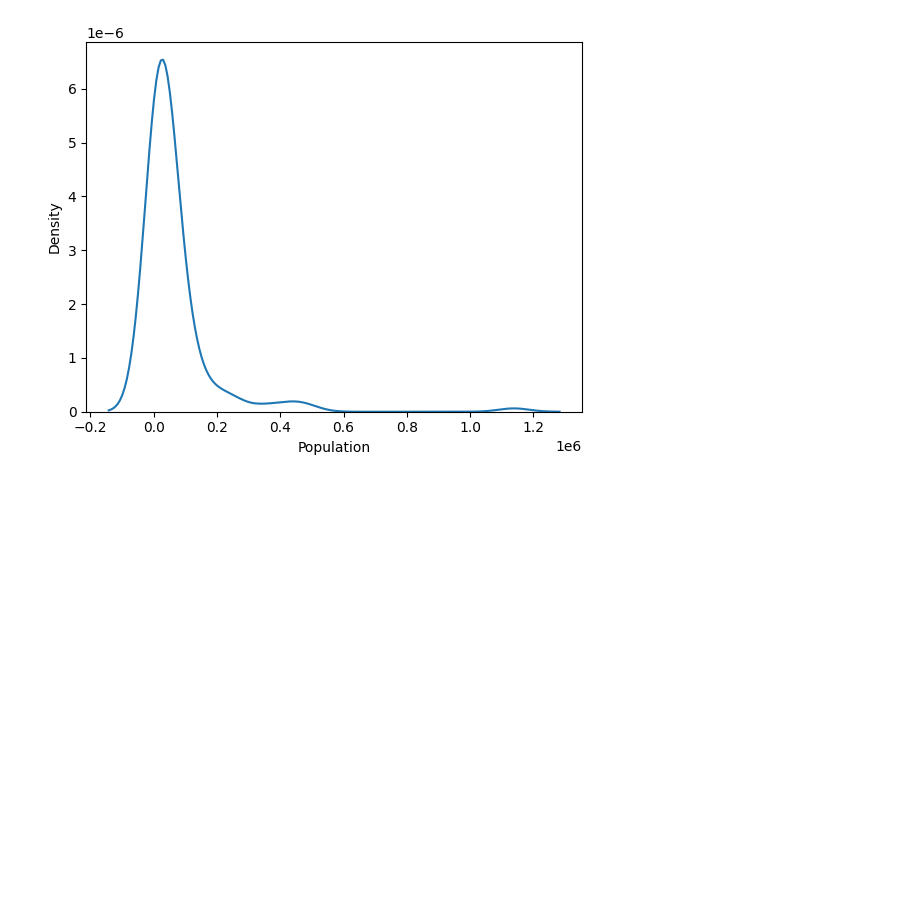
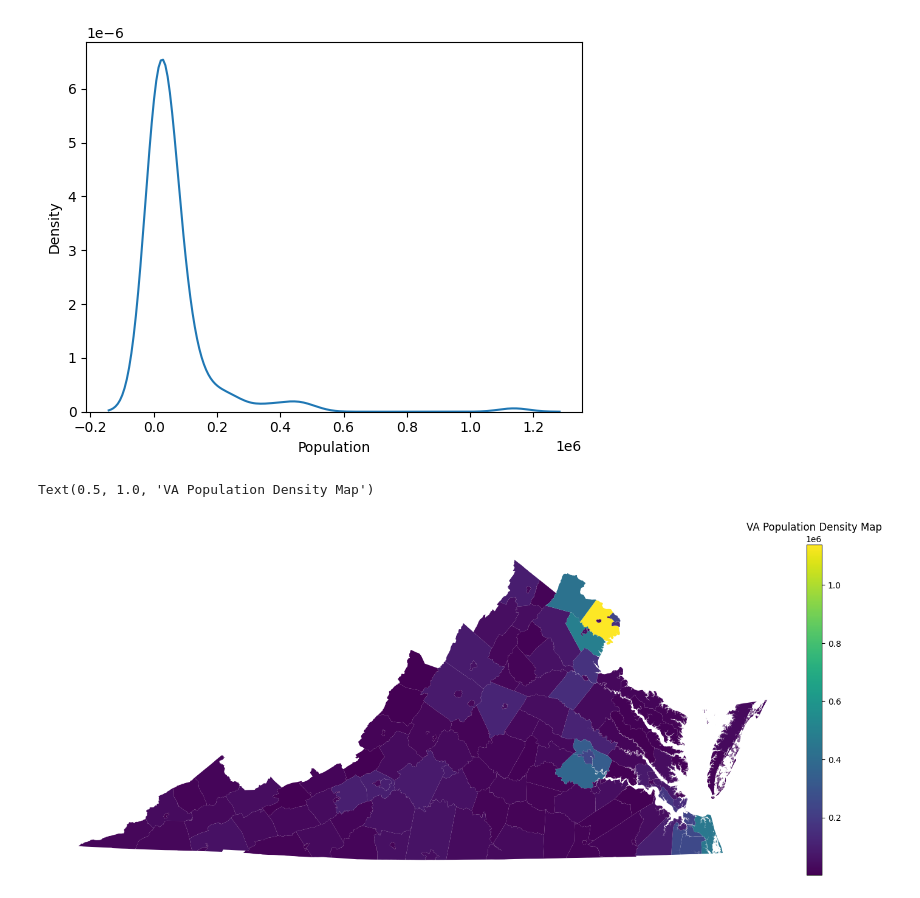
Before and after one commit to kelseymatsik/project_voting, a Jupyter notebook: Visuals: Density Plots.ipynb, the cells around one changed output. Drawn from its saved outputs; the diff is of its cells as text; code cells hidden in the pictures; blank space fills up the shorter version.

```diff
--- a/Visuals: Density Plots.ipynb
+++ b/Visuals: Density Plots.ipynb
@@ -57,9 +52,20 @@ sns.kdeplot(data=cdf, x = 'Population' )
 [figure]
 # %%
 gdf = gpd.read_file('/content/VirginiaCounty_ClippedToShoreline.shx')
-
+gdf.head()
 
 # Merge shapefile data and county adjacency data:
 gdf['FIPS_left'] = pd.to_numeric(gdf['STCOFIPS'])
-df = gdf.merge(cdf,left_on='FIPS_left',right_on='FIPS')  # merge county population and adjacency data into df
+mdf = gdf.merge(cdf,left_on='FIPS_left',right_on='CountyCode')  # merge county population and adjacency data into df
 del gdf, cdf
+# %%
+fig = plt.figure()
+ax = fig.add_axes([0, 0, 2, 2])
+divider = make_axes_locatable(ax)
+ax.axis('off')
+cax = divider.append_axes("right", size="2%", pad=0.08)
+mdf.plot(ax=ax,column='Population',legend=True,cax=cax)
+plt.title('VA Population Density Map')
+# %% [output]
+Text(0.5, 1.0, 'VA Population Density Map')
+[figure, added]
```
Also changed, not shown: parts of 7 cells of this notebook.
